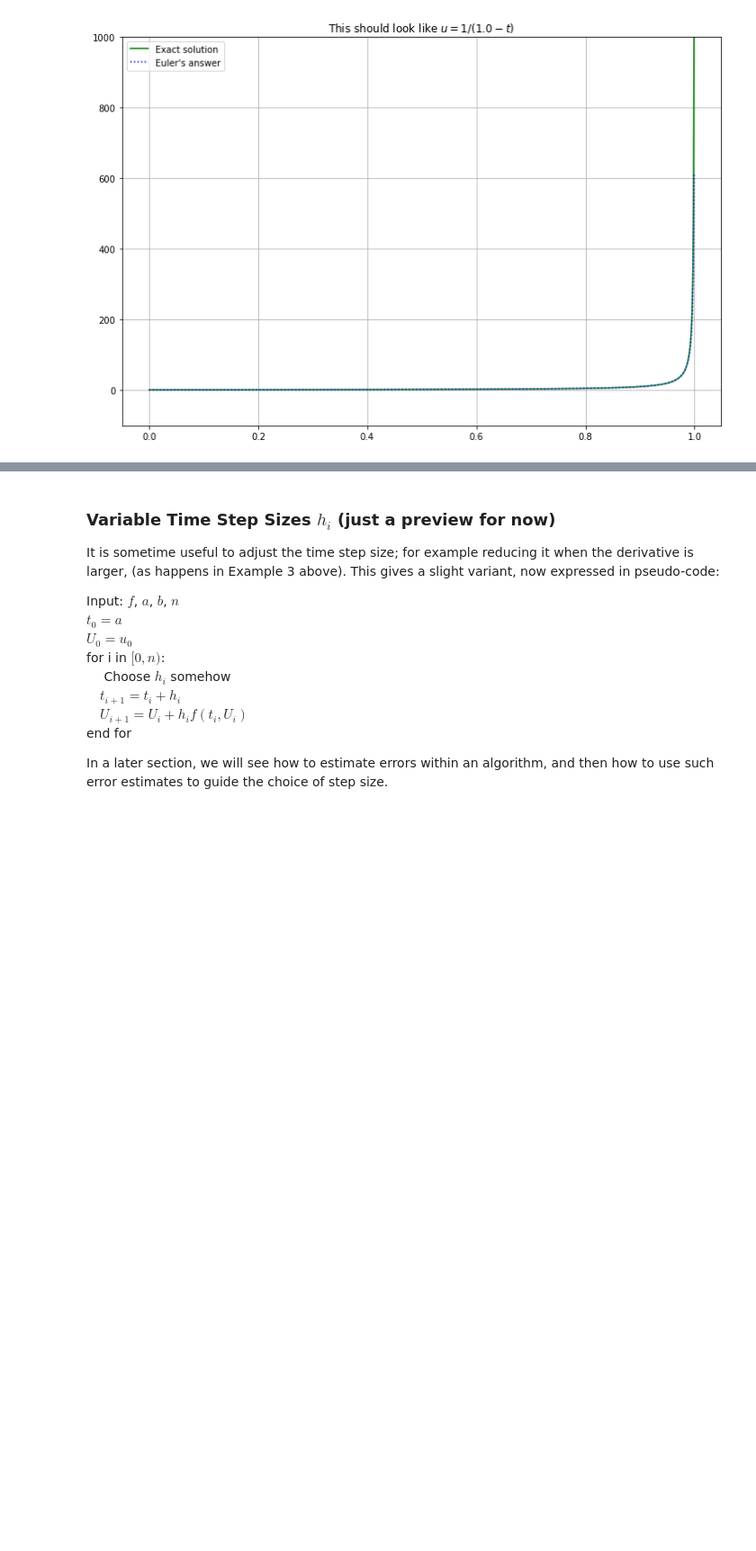
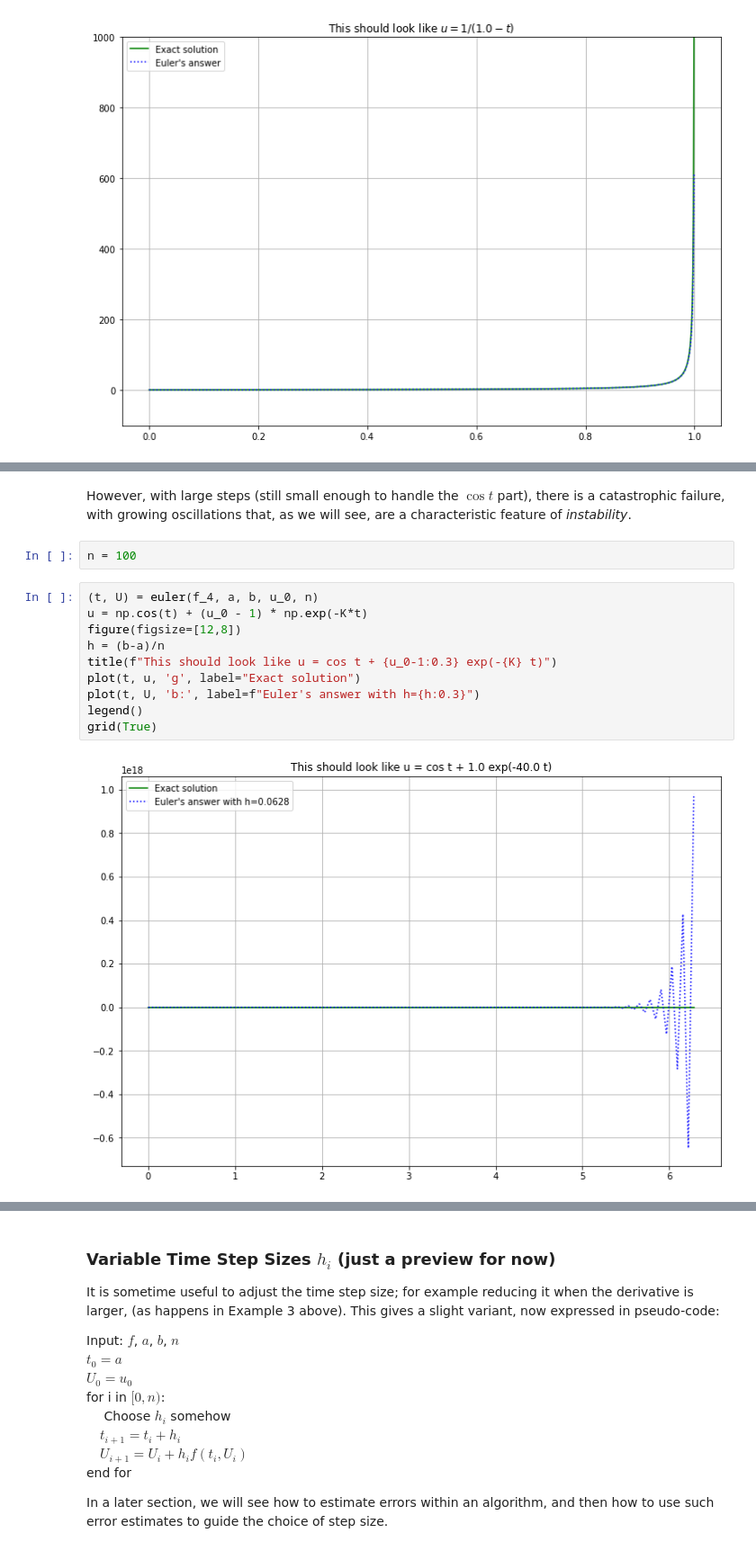
Before and after one commit to lemesurierb/elementary-numerical-analysis-python, a Jupyter notebook: _sources/python_notebooks_modules/ODE-IVP-1-basics-and-Euler.ipynb, the cells around one changed output, grey strips where cells are left out. Shown: that part at 90% size. Cells and saved outputs as stored; diff of their text form; blank space fills up the shorter version.

```diff
--- a/_sources/python_notebooks_modules/ODE-IVP-1-basics-and-Euler.ipynb
+++ b/_sources/python_notebooks_modules/ODE-IVP-1-basics-and-Euler.ipynb
@@ -268,0 +329,16 @@ grid(True)
+# %% [markdown]
+However, with large steps (still small enough to handle the $\cos t$ part), there is a catastrophic failure, with growing oscillations that, as we will see, are a characteristic feature of *instability*.
+# %%
+n = 100
+# %%
+(t, U) = euler(f_4, a, b, u_0, n)
+u = np.cos(t) + (u_0 - 1) * np.exp(-K*t)
+figure(figsize=[12,8])
+h = (b-a)/n
+title(f"This should look like u = cos t + {u_0-1:0.3} exp(-{K} t)")
+plot(t, u, 'g', label="Exact solution")
+plot(t, U, 'b:', label=f"Euler's answer with h={h:0.3}")
+legend()
+grid(True)
+# %% [output]
+[figure, added]
```
Also changed, not shown: parts of 14 cells of this notebook, 16 other files.
